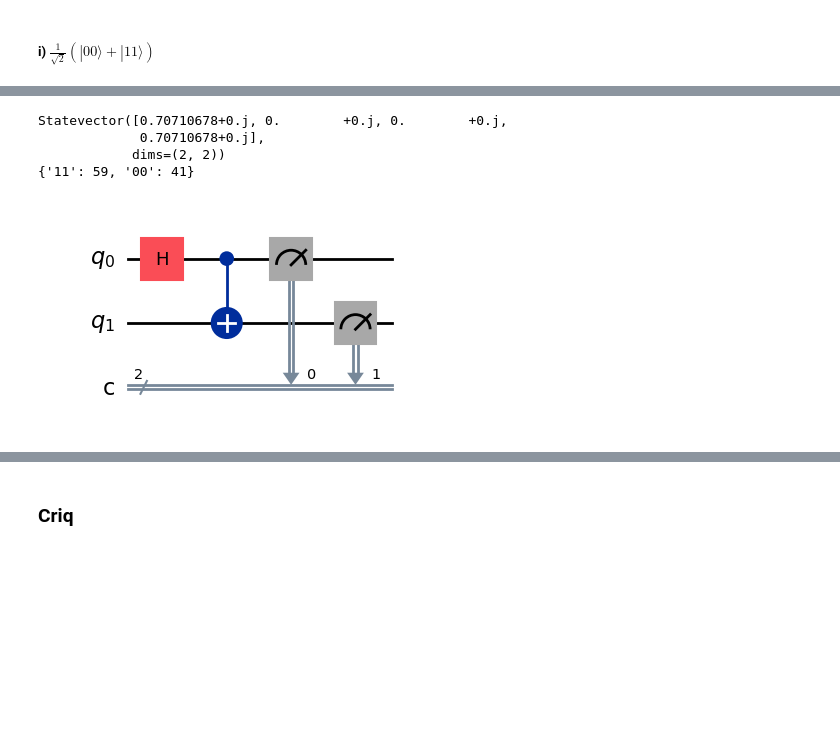
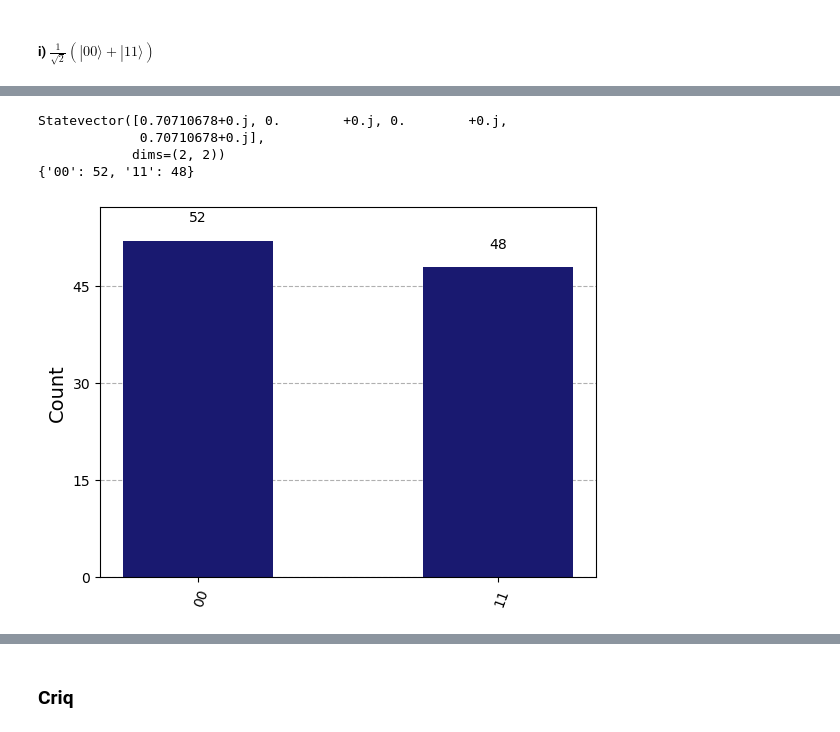
Before and after one commit to elijahkin/amsc698k, a Jupyter notebook: hw2/hw2.ipynb, the cells around one changed output, grey strips where cells are left out. Saved outputs shown, nothing was run; the diff lists cells and outputs as text; code cells hidden in the pictures; blank space fills up the shorter version.

```diff
--- a/hw2/hw2.ipynb
+++ b/hw2/hw2.ipynb
@@ -98,4 +104,8 @@ Statevector([ 0.5-6.123234e-17j, -0.5+6.123234e-17j, -0.5+6.123234e-17j,
 qc = QuantumCircuit(2,2)   # arguments: qubits,classical_bits
 qc.h(0)  # hadamard on qubit 0
 qc.cx(0,1) # CNOT (also called CX): control is qubit 0, target is qubit 1
+
+statevector, measurement = get_statevector_and_measure(qc)
+# display the circuit
+qc.draw(output='mpl')
 # %% [output]
@@ -103,21 +113,10 @@ qc.cx(0,1) # CNOT (also called CX): control is qubit 0, target is qubit 1
-# %%
-# Get state vector
-psi = backend_v.run(qc).result().get_statevector() # ?? TODO
-print(psi)
-
-qc.measure([0,1],[0,1]) # arguments: list of qubits to measure, list of bits that contain the results
-
-## run circuit using the AER simulator and print results (counts) and their probabilities
-Nshots = 100
-## set attribute "memory=True" to access the result for each individual shot
-job = backend_v.run(qc, shots=Nshots, memory=True).result()
-print(job.get_counts())
-
-# display the circuit
-qc.draw(output='mpl')
-# %% [output]
-Statevector([0.70710678+0.j, 0.        +0.j, 0.        +0.j,
-             0.70710678+0.j],
-            dims=(2, 2))
-{'11': 59, '00': 41}
-[figure, removed]
+# %%
+print(statevector)
+print(measurement)
+plot_histogram(measurement, color='midnightblue', title="")
+# %% [output]
+Statevector([0.70710678+0.j, 0.        +0.j, 0.        +0.j,
+             0.70710678+0.j],
+            dims=(2, 2))
+{'00': 52, '11': 48}
+[figure, added]
```
Also changed, not shown: parts of 17 cells of this notebook.
